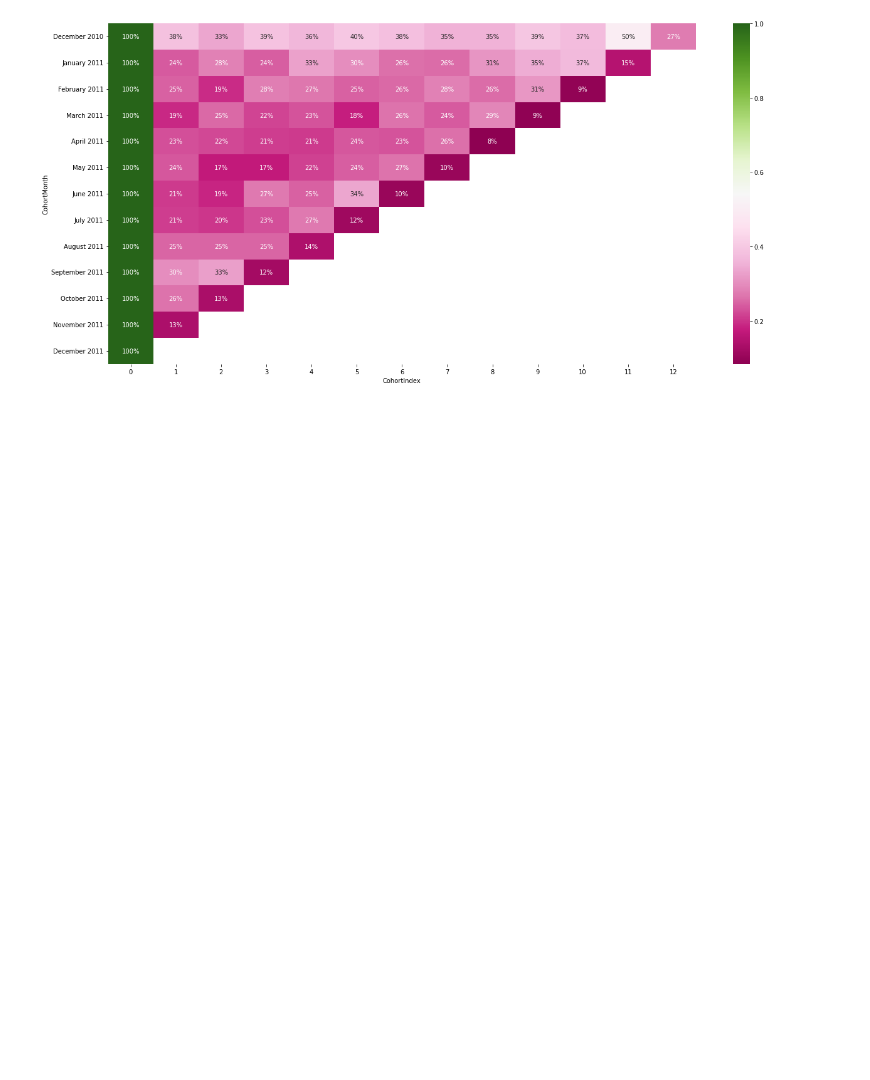
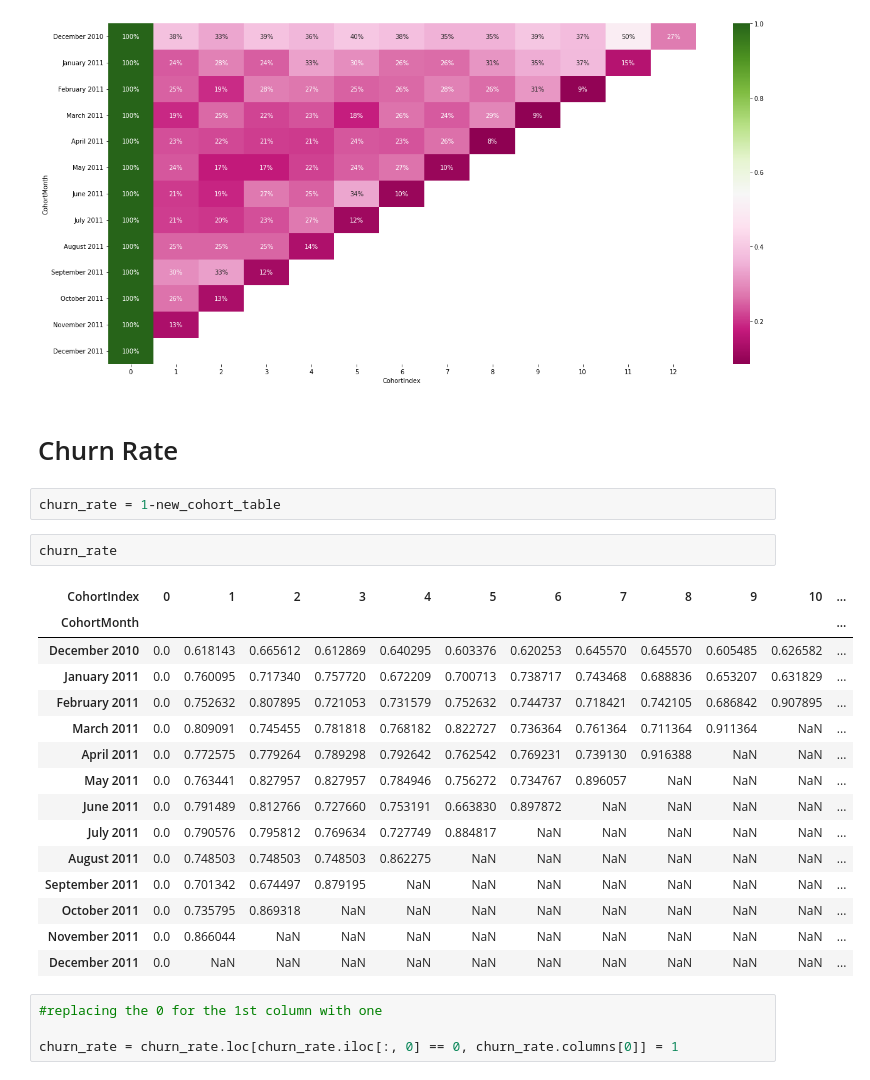
Before and after one commit to pandeyabhilash802/Cohort_Analysis, a Jupyter notebook: Retention Rate Cohort Analysis.ipynb, the cells around one changed output. Saved outputs shown, nothing was run; the diff lists cells and outputs as text; blank space fills up the shorter version.

```diff
--- a/Retention Rate Cohort Analysis.ipynb
+++ b/Retention Rate Cohort Analysis.ipynb
@@ -200,3 +201,29 @@ sns.heatmap(new_cohort_table,annot=True,cmap='PiYG',fmt='.0%')
 # %% [output]
 <AxesSubplot:xlabel='CohortIndex', ylabel='CohortMonth'>
 [figure]
+# %% [markdown]
+# Churn Rate
+# %%
+churn_rate = 1-new_cohort_table
+# %%
+churn_rate
+# %% [output]
+| CohortIndex | 0 | 1 | 2 | 3 | 4 | 5 | 6 | 7 | 8 | 9 | 10 | ... |
+| CohortMonth |  |  |  |  |  |  |  |  |  |  |  | ... |
+| December 2010 | 0.0 | 0.618143 | 0.665612 | 0.612869 | 0.640295 | 0.603376 | 0.620253 | 0.645570 | 0.645570 | 0.605485 | 0.626582 | ... |
+| January 2011 | 0.0 | 0.760095 | 0.717340 | 0.757720 | 0.672209 | 0.700713 | 0.738717 | 0.743468 | 0.688836 | 0.653207 | 0.631829 | ... |
+| February 2011 | 0.0 | 0.752632 | 0.807895 | 0.721053 | 0.731579 | 0.752632 | 0.744737 | 0.718421 | 0.742105 | 0.686842 | 0.907895 | ... |
+| March 2011 | 0.0 | 0.809091 | 0.745455 | 0.781818 | 0.768182 | 0.822727 | 0.736364 | 0.761364 | 0.711364 | 0.911364 | NaN | ... |
+| April 2011 | 0.0 | 0.772575 | 0.779264 | 0.789298 | 0.792642 | 0.762542 | 0.769231 | 0.739130 | 0.916388 | NaN | NaN | ... |
+| May 2011 | 0.0 | 0.763441 | 0.827957 | 0.827957 | 0.784946 | 0.756272 | 0.734767 | 0.896057 | NaN | NaN | NaN | ... |
+| June 2011 | 0.0 | 0.791489 | 0.812766 | 0.727660 | 0.753191 | 0.663830 | 0.897872 | NaN | NaN | NaN | NaN | ... |
+| July 2011 | 0.0 | 0.790576 | 0.795812 | 0.769634 | 0.727749 | 0.884817 | NaN | NaN | NaN | NaN | NaN | ... |
+| August 2011 | 0.0 | 0.748503 | 0.748503 | 0.748503 | 0.862275 | NaN | NaN | NaN | NaN | NaN | NaN | ... |
+| September 2011 | 0.0 | 0.701342 | 0.674497 | 0.879195 | NaN | NaN | NaN | NaN | NaN | NaN | NaN | ... |
+| October 2011 | 0.0 | 0.735795 | 0.869318 | NaN | NaN | NaN | NaN | NaN | NaN | NaN | NaN | ... |
+| November 2011 | 0.0 | 0.866044 | NaN | NaN | NaN | NaN | NaN | NaN | NaN | NaN | NaN | ... |
+| December 2011 | 0.0 | NaN | NaN | NaN | NaN | NaN | NaN | NaN | NaN | NaN | NaN | ... |
+# %%
+#replacing the 0 for the 1st column with one
+
+churn_rate = churn_rate.loc[churn_rate.iloc[:, 0] == 0, churn_rate.columns[0]] = 1
```
Also changed, not shown: parts of 4 cells of this notebook.
